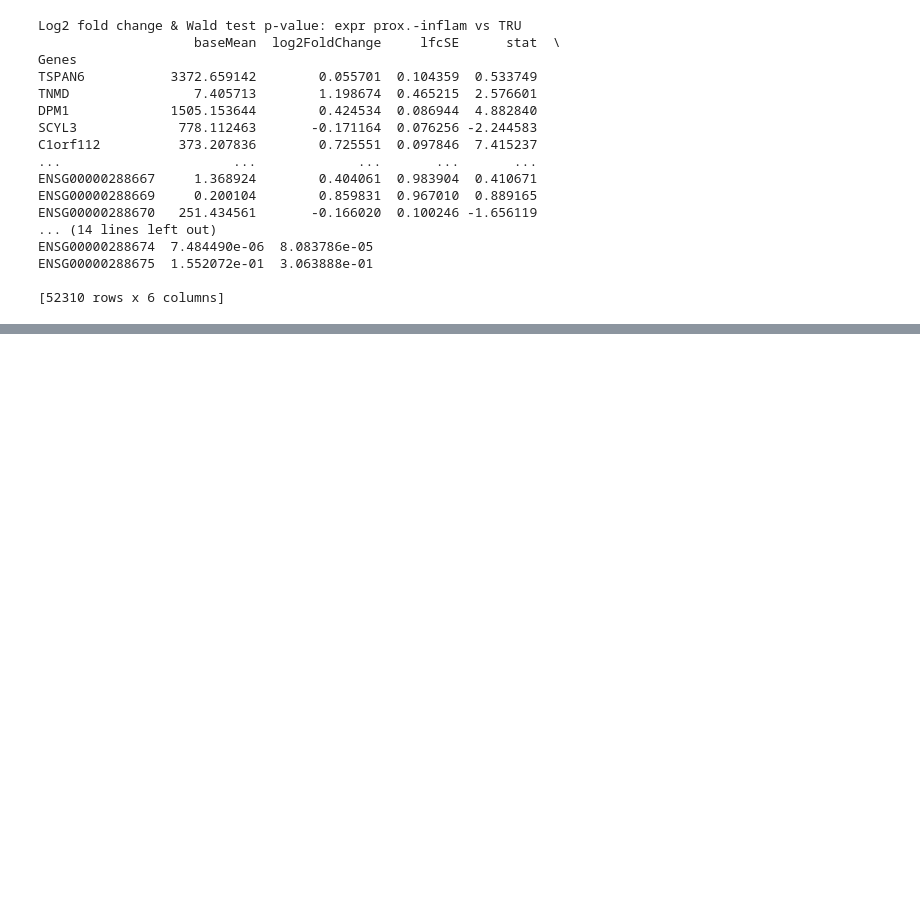
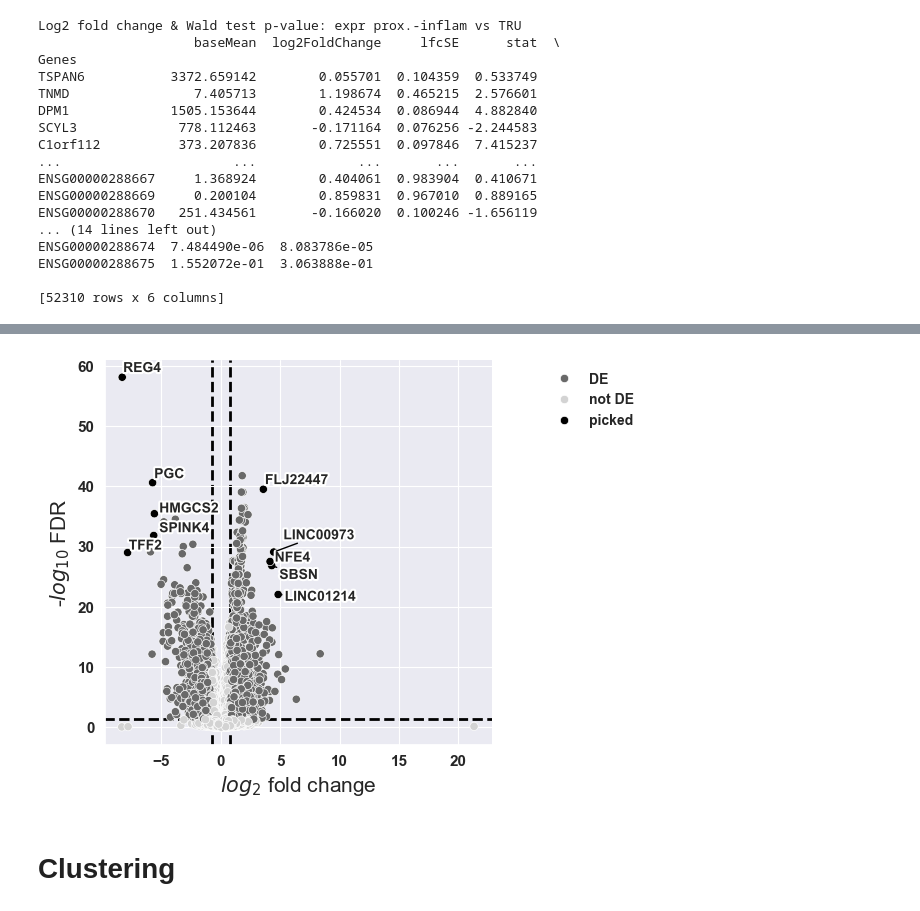
Before and after one commit to ketamine-juice/Extra-o, a Jupyter notebook: python/test.ipynb, the cells around one changed output, grey strips where cells are left out. Saved outputs shown, nothing was run; the diff lists cells and outputs as text; code cells hidden in the pictures; blank space fills up the shorter version.

```diff
--- a/python/test.ipynb
+++ b/python/test.ipynb
@@ -346,3 +345,34 @@ ENSG00000288674  7.484490e-06  8.083786e-05
 ENSG00000288675  1.552072e-01  3.063888e-01
 
 [52310 rows x 6 columns]
+# %%
+# Extracting the results DataFrame from the statistical results object
+rdf = stat_res.results_df
+
+# Print the initial number of genes present in the results DataFrame
+# This provides a count of the total number of rows (genes) before filtering
+print('Genes inicialmente presentes -->', len(rdf))  # Expected to be > 52310
+
+# Apply filtering criteria to select significant genes:
+# - Adjusted p-value (padj) < 0.05
+# - Absolute value of log2 fold change (|log2FoldChange|) > 2
+# - Base mean expression (baseMean) > 20
+significant = rdf[(rdf.padj < 0.05) & (abs(rdf.log2FoldChange) > 2) & (rdf.baseMean > 20)]
+
+# Print the number of genes that meet the differential expression criteria
+# This gives an idea of the subset size that meets the specified thresholds
+print(f'Genes mais diferencialmente expressos (log2FoldChange > 2, CPM > 20, padj < 0.05 -->', len(significant))  # Expected to be > 695
+
+# Sort the significant genes by the adjusted p-value (padj) in ascending order
+# This ensures that the most significant genes are at the top of the DataFrame
+significant = significant.sort_values(by='padj')
+
+# Display the top 100 genes based on the sorted DataFrame
+# This returns the first 100 rows (genes) after sorting
+significant_top_100 = significant.head(100)
+
+# Print the indexes of the top 100 differentially expressed genes
+# This provides a list of the most significant genes based on the filtering and sorting criteria
+#print('Lista dos 100 genes mais diferencialmente expressos:', *significant_top_100.index, sep='\n')
+
+# Optionally, you can uncomment the print statement above to see the list of top 100 genes
@@ -348,0 +475,10 @@ ENSG00000288675  1.552072e-01  3.063888e-01
+# %%
+from sanbomics.plots import volcano
+
+rdf_copy = rdf.copy()
+rdf_copy['Symbol'] = rdf_copy.index
+volcano(rdf_copy, symbol='Symbol')
+# %% [output]
+[figure, added]
+# %% [markdown]
+# Clustering
```
Also changed, not shown: parts of 13 cells of this notebook, 1 other file.
